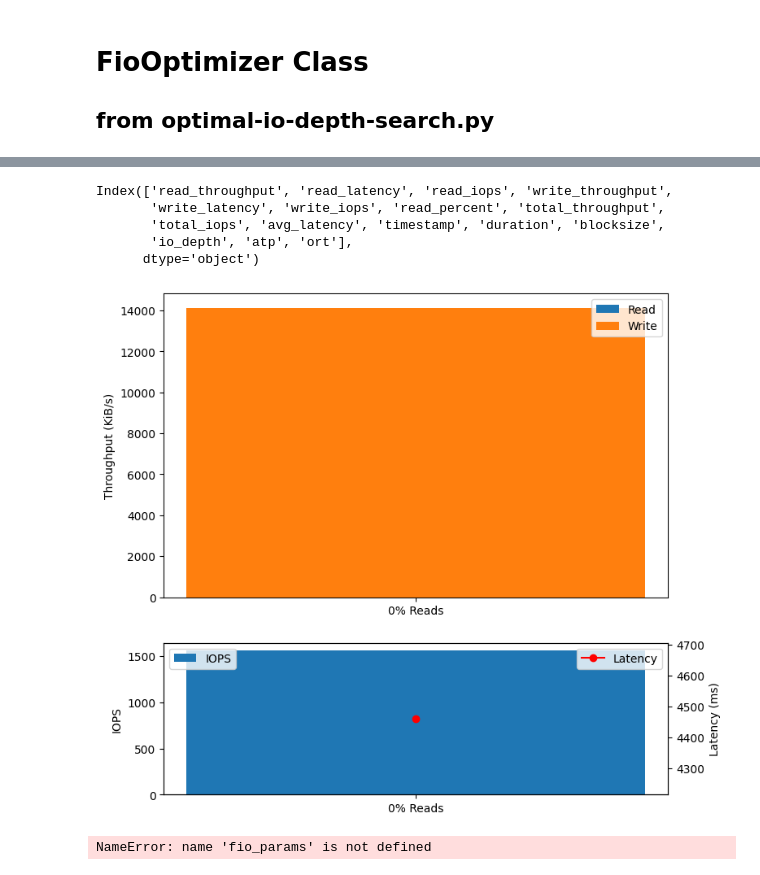
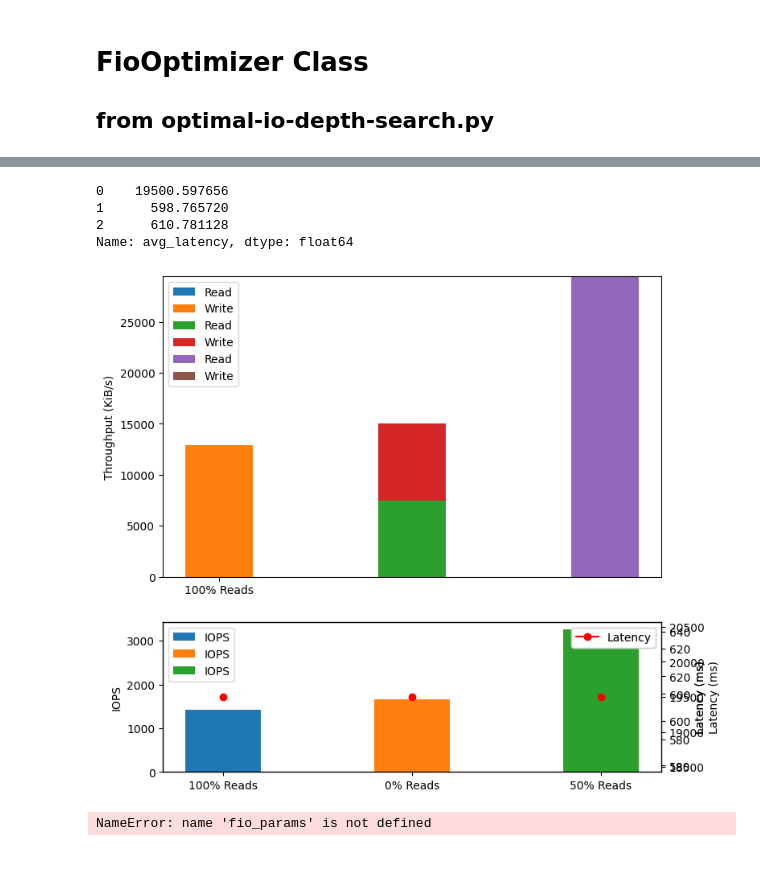
Before and after one commit to Cloud-Heroes-Forge/fio-parser, a Jupyter notebook: fio-optimizer.ipynb, the cells around one changed output, grey strips where cells are left out. Drawn from its saved outputs; the diff is of its cells as text; code cells hidden in the pictures.

Commit message:
generates throughput and iops reports now

```diff
--- a/fio-optimizer.ipynb
+++ b/fio-optimizer.ipynb
@@ -24,7 +22,7 @@ The autoreload extension is already loaded. To reload it, use:
 from utils.models import FioOptimizer, FioBase
 from utils.parsers import parse_fio_config
 blocksize = "9K"
-readpercentages = ["0", "25", "100"]
+readpercentages = ["0", "50", "100"]
 config = 'fio.ini'
 config = parse_fio_config(config)
 config['bs'] = blocksize
@@ -34,7 +32,7 @@ best_runs = {}
 combined_results = pd.DataFrame()
 
 for read_per in readpercentages:
-    config['rwmixread'] = readpercentages[0]
+    config['rwmixread'] = read_per
     optimizer = FioOptimizer(config=config)
     optimizer.find_optimal_iodepth()
     results[f'9K,randrw,{read_per}'] = optimizer
@@ -69,0 +65,11 @@ optimizer.atp.j.iodepth
+# %%
+best_runs_df = pd.DataFrame()
+for key, run in best_runs.items():
+    # print(run.to_dict())
+    best_runs_df: pd.DataFrame = best_runs_df.append(run.to_dict(), ignore_index=True)
+
+best_runs_df
+from reporting import pgreports
+plot = pgreports.generate_rwmix_stacked_graphs(best_runs_df)
+print(best_runs_df.blocksize.unique())
+plot.savefig(f'{best_runs_df.blocksize}_rwmix.png')
@@ -70,24 +127,13 @@ optimizer.atp.j.iodepth
+# %%
+best_runs_df['avg_latency']
+# %% [output]
+0    19500.597656
+1      598.765720
+2      610.781128
+Name: avg_latency, dtype: float64
 # %%
-from datetime import datetime
-# results = {}
-# combined_results = pd.DataFrame()
-# results['9K,randrw,50'] = optimizer
-# best_runs: pd.DataFrame = pd.DataFrame()
-for key, value in results.items():
-    data = value.to_DataFrame().reset_index()
-    unpacked_tuple = key.split(',')
-    data['blocksize'] = unpacked_tuple[0]
-    data['rw'] = unpacked_tuple[1]
-    combined_results = combined_results.append(data)
-
-    best_run = value.best_run
-    best_runs = best_runs.append(best_run.to_dict(), ignore_index=True)
-
-output_folder: str = os.path.join(os.getcwd(),
-                                    f'output/summary_{datetime.now().strftime("%Y%m%d_%H%M%S")}')
-
-data = pd.DataFrame(optimizer.best_run.to_dict(), index=[0])
-print(data.columns)
+# data = pd.DataFrame(optimizer.best_run.to_dict(), index=[0])
+# print(data.columns)
 from reporting import pgreports
 # graph = pgreports.generate_rwmix_stacked_graph(combined_results)
 import matplotlib.pyplot as plt
@@ -97,45 +143,39 @@ import pandas as pd
 # Define figure size and grid layout
 fig, (ax1, ax2) = plt.subplots(nrows=2, figsize=(8, 8), gridspec_kw={'height_ratios': [2, 1]})
 
 # Create throughput graph
-for bs, df in best_runs.groupby('blocksize'):
+for bs, df in best_runs_df.groupby('blocksize'):
     for rwmixread, group in df.groupby('read_percent'):
-        read_data = group['read_throughput'].max()
-        write_data = group['write_throughput'].max()
+        read_data = group['read_throughput']
+        write_data = group['write_throughput']
         labels = [f"{round(rwmixread)}% Reads"]
         x = np.arange(len(labels))
         width = 0.35
         ax1.bar(labels, read_data, width=width, label='Read')
         ax1.bar(labels, write_data, bottom=read_data, width=width, label='Write')
 ax1.set_xticks(x)
 ax1.set_xticklabels(labels)
 ax1.set_ylabel('Throughput (KiB/s)')
 ax1.legend()
-
 # Create IOPS/latency graph
-for bs, df in data.groupby('blocksize'):
+for bs, df in best_runs_df.groupby('blocksize'):
     for rwmixread, group in df.groupby('read_percent'):
         iops_data = group['read_iops'] + group['write_iops']
         latency_data = group['avg_latency']
         labels = [f"{round(rwmixread)}% Reads"]
-        ax2.bar(x, iops_data, label='IOPS', width=0.4)
+        ax2.bar(labels, iops_data, label='IOPS', width=0.4)
         ax2.set_ylabel('IOPS')
         ax2.tick_params(axis='y')
         ax2.legend(loc='upper left')
         ax3 = ax2.twinx()
         ax3.plot(labels, latency_data, marker='o', label='Latency', color='red')
         ax3.set_ylabel('Latency (ms)')
         ax3.tick_params(axis='y')
         ax3.legend(loc='upper right')
 
 plt.show()
 # %% [output]
-Index(['read_throughput', 'read_latency', 'read_iops', 'write_throughput',
-       'write_latency', 'write_iops', 'read_percent', 'total_throughput',
-       'total_iops', 'avg_latency', 'timestamp', 'duration', 'blocksize',
-       'io_depth', 'atp', 'ort'],
-      dtype='object')
-[figure, old version]
+[figure, new version]
 # %%
 from utils import models
 from utils.models import FioOptimizer, FioBase
```
Also changed, not shown: parts of 5 cells of this notebook, 3 other files.
